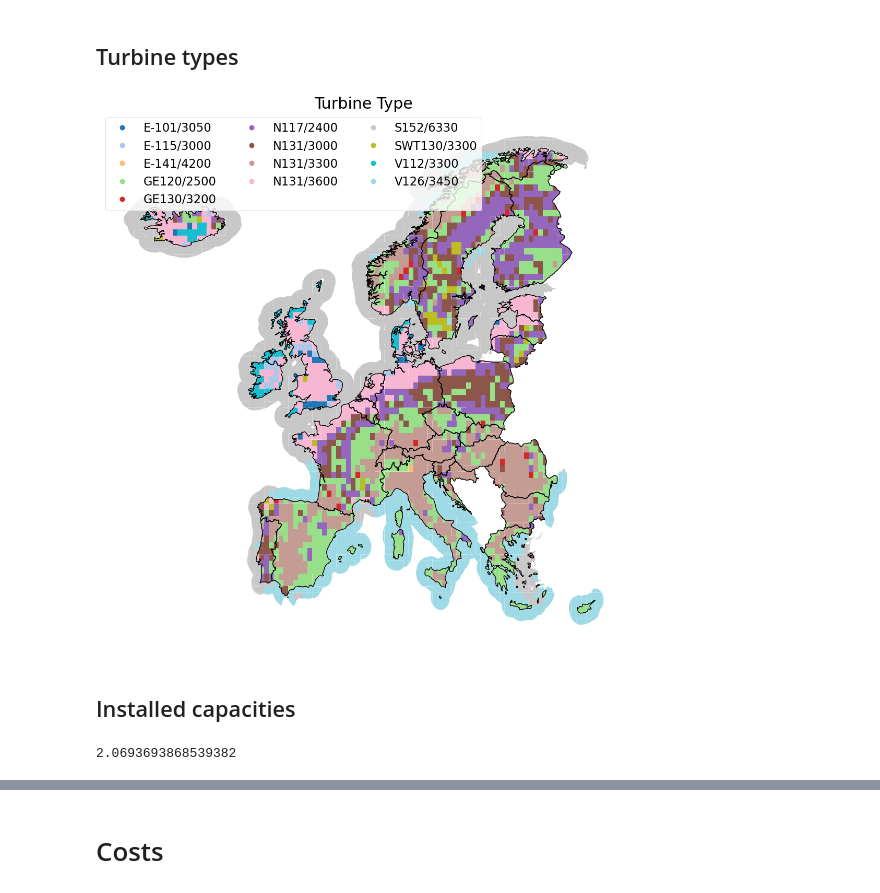
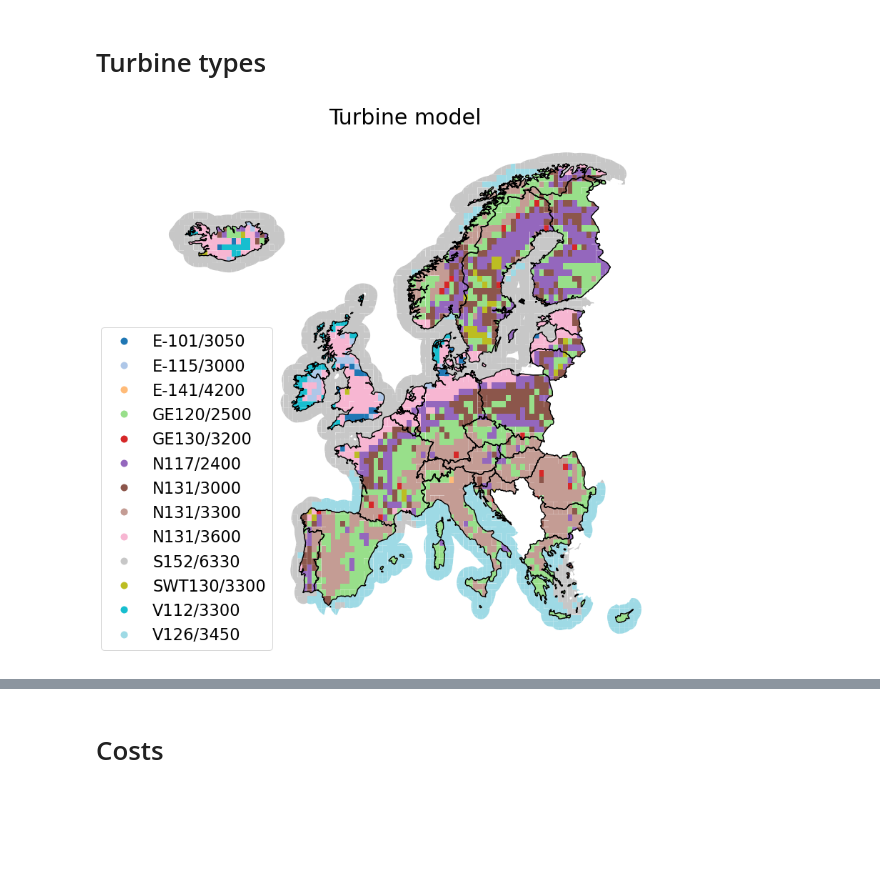
Before and after one commit to kwdseymour/EuroSAFs, a Jupyter notebook: scripts/analysis/SI_figures.ipynb, the cells around one changed output, grey strips where cells are left out. Saved outputs shown, nothing was run; the diff lists cells and outputs as text; code cells hidden in the pictures; blank space fills up the shorter version.

Commit message:
Move cost breakdown notebook contents to new SI_figures notebook and delete old auxiliary figures notebook

```diff
--- a/scripts/analysis/auxiliary_figures.ipynb
+++ b/scripts/analysis/SI_figures.ipynb
@@ -40,19 +82,13 @@ countries = data_2020.country.unique()
 # %% [markdown]
-## Turbine types
+# Turbine types
 # %%
 data = data_2020_geo.copy()
-metrics = {'turbine_type':'Turbine Type'}
+metrics = {'turbine_type':'Turbine model'}
 vmax_dict = None
-legend_kwds = {'loc':'upper left'}
+legend_kwds = {'loc':'lower left', 'bbox_to_anchor':(-0.1,0), 'ncol':1}
 fontsize = 30
-plot_results(data=data,countries=countries,metrics=metrics,legend_kwds=legend_kwds,figsize=(15,15),fontsize=fontsize)
+plot_results(data=data,countries=countries,metrics=metrics,legend_kwds=legend_kwds,figsize=(11,11),fontsize=fontsize)
 plt.tight_layout()
-# plt.savefig('../../gfx/turbine_types.png',dpi=400)
+plt.savefig('../../gfx/turbine_models.png',dpi=400)
 # %% [output]
-[figure, old version]
+[figure, new version]
-# %% [markdown]
-## Installed capacities
-# %%
-data.CO2_capture_tonph.max()
-# %% [output]
-2.0693693868539382
```
Also changed, not shown: parts of 28 cells of this notebook, 1 other file.
